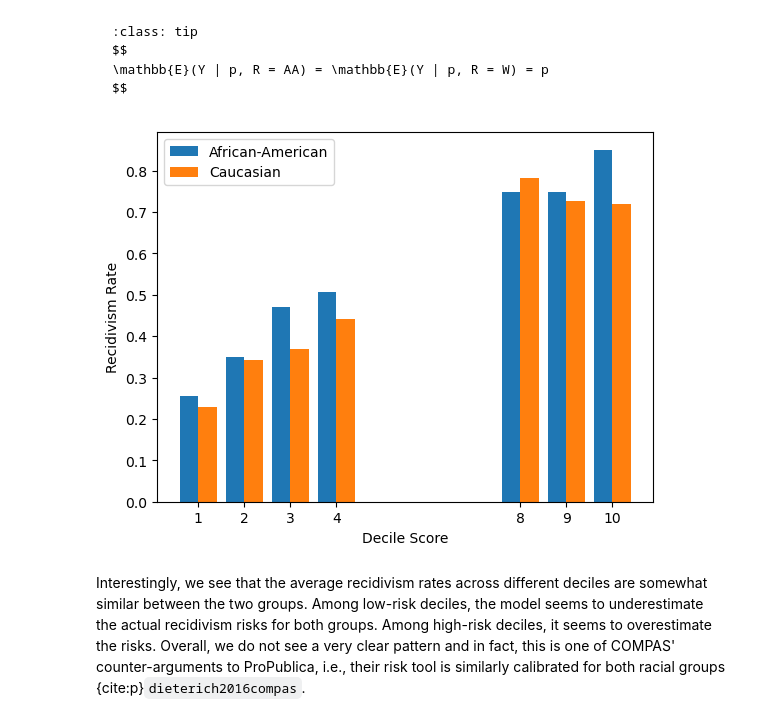
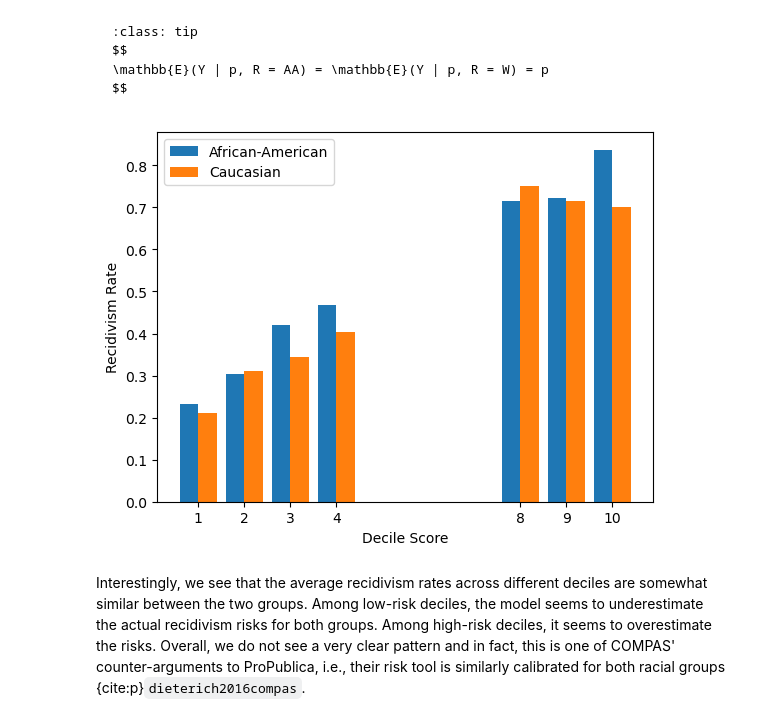
Before and after one commit to mochenyang/Responsible-AI, a Jupyter notebook: book/content/1-2-measure.ipynb, the cells around one changed output. Saved outputs shown, nothing was run; the diff lists cells and outputs as text; code cells hidden in the pictures.

Commit message:
update recid label

```diff
--- a/book/content/1-2-measure.ipynb
+++ b/book/content/1-2-measure.ipynb
@@ -264,24 +264,24 @@ $$
 # %%
 # evaluate calibration
 # we will again use decile_score as the predicted probability of recidivism
 # we will visualize the percentage of recidivism for each decile score and racial group
 import matplotlib.pyplot as plt
-# group by decile score and race, then calculate the average value of is_recid
-calibration = compas_binary.groupby(['decile_score', 'race'])['is_recid'].mean().reset_index()
+# group by decile score and race, then calculate the average value of two_year_recid
+calibration = compas_binary.groupby(['decile_score', 'race'])['two_year_recid'].mean().reset_index()
 X = calibration['decile_score'].unique()
-Y_AA = calibration[calibration['race'] == "African-American"]['is_recid']
-Y_W = calibration[calibration['race'] == "Caucasian"]['is_recid']
+Y_AA = calibration[calibration['race'] == "African-American"]['two_year_recid']
+Y_W = calibration[calibration['race'] == "Caucasian"]['two_year_recid']
 # plot average recidivism rate for each decile score and the two groups
 width = 0.4
 plt.bar(X, Y_AA, width, label = "African-American")
 plt.bar(X + width, Y_W, width, label = "Caucasian")
 plt.xlabel("Decile Score")
 plt.ylabel("Recidivism Rate")
 plt.xticks(X + width / 2, X)
 plt.legend()
 plt.show()
 # %% [output]
-[figure, old version]
+[figure, new version]
 # %% [markdown]
 Interestingly, we see that the average recidivism rates across different deciles are somewhat similar between the two groups. Among low-risk deciles, the model seems to underestimate the actual recidivism risks for both groups. Among high-risk deciles, it seems to overestimate the risks. Overall, we do not see a very clear pattern and in fact, this is one of COMPAS' counter-arguments to ProPublica, i.e., their risk tool is similarly calibrated for both racial groups {cite:p}`dieterich2016compas`.
 # %% [markdown]
```
Also changed, not shown: parts of 3 cells of this notebook.
